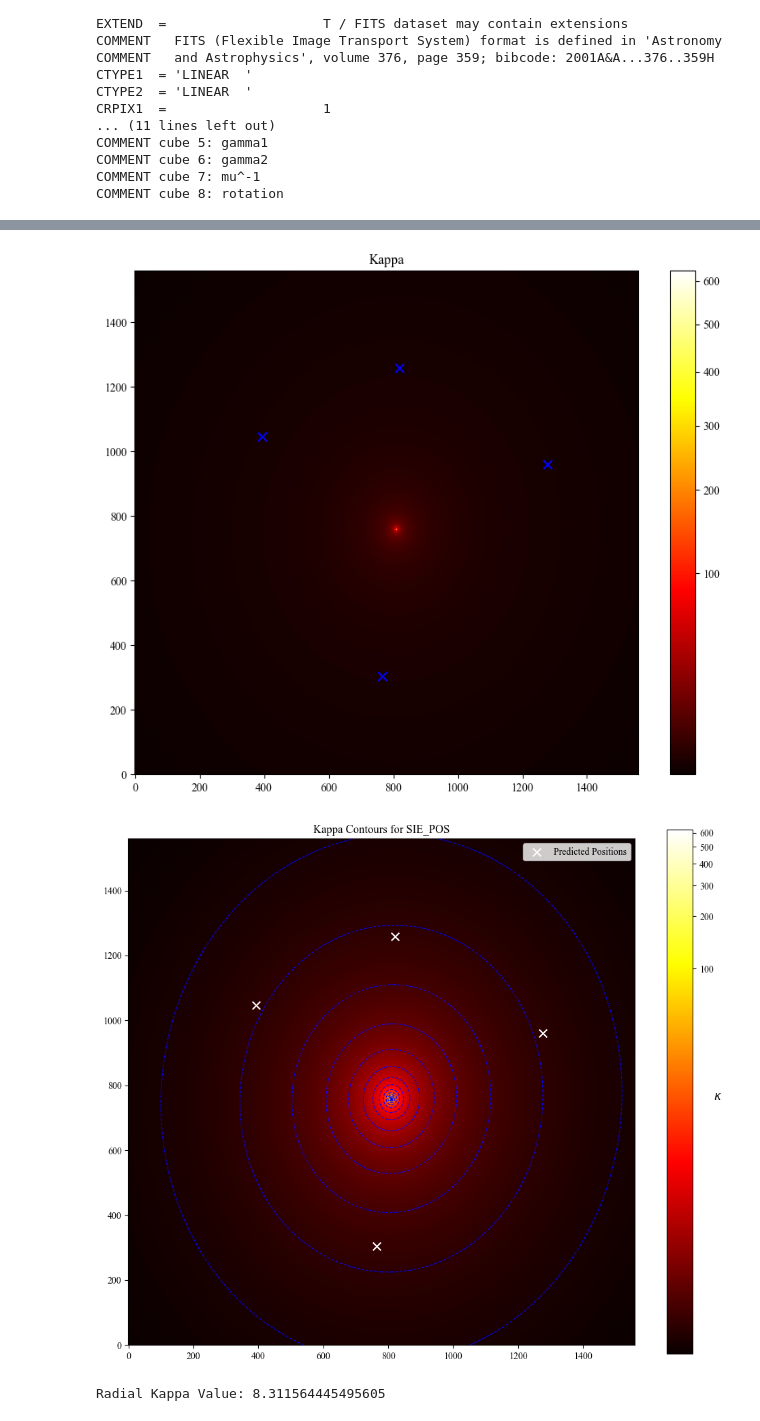
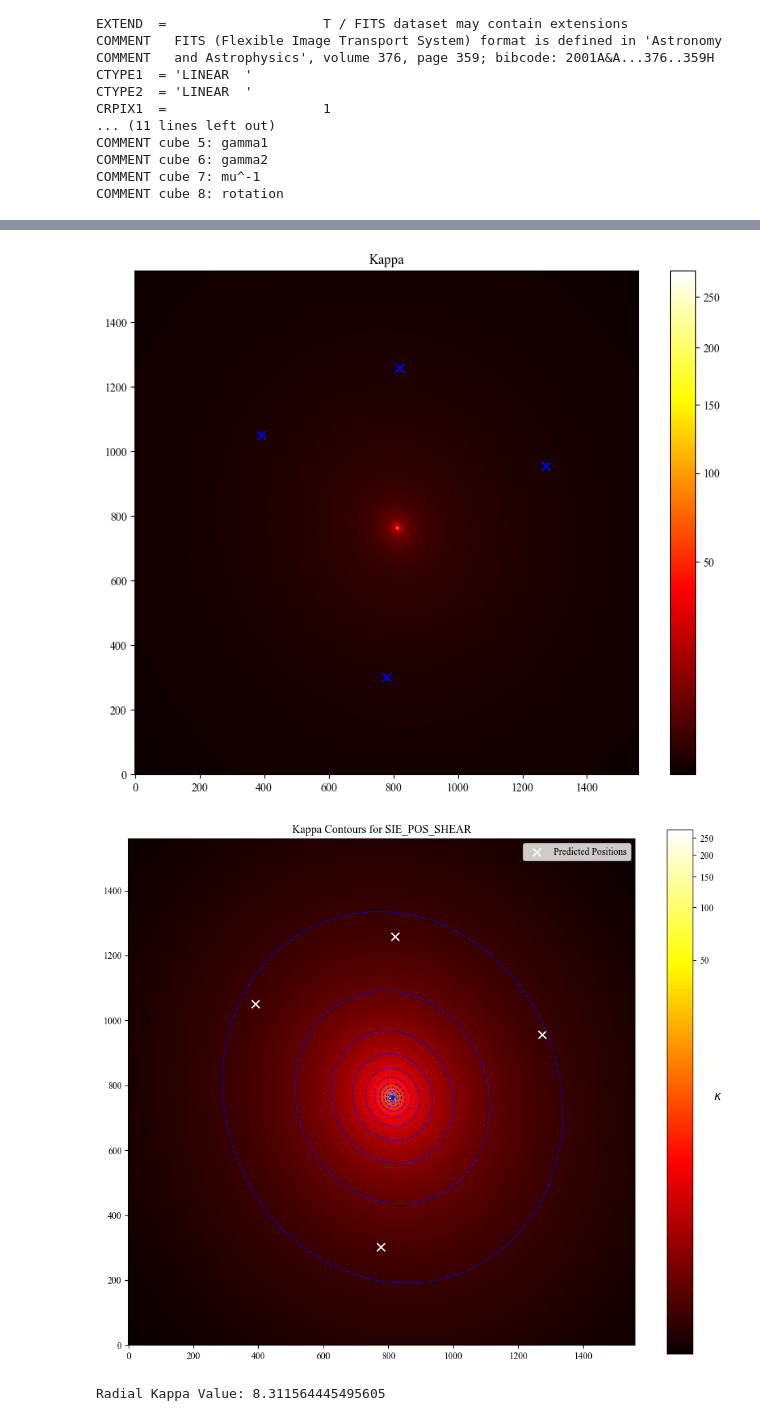
Before and after one commit to romms921/IllustrisTNG-Lens-Modelling, a Jupyter notebook: mass_profile_2.ipynb, the cells around one changed output, grey strips where cells are left out. Saved outputs shown, nothing was run; the diff lists cells and outputs as text; code cells hidden in the pictures.

```diff
--- a/mass_profile_2.ipynb
+++ b/mass_profile_2.ipynb
@@ -11,8 +11,8 @@ import re
 from astropy.io import fits
 # %%
 # Model Opening
-model_path = 'SIE'
-model_ver = 'SIE_POS'
+model_path = 'SIE+SHEAR'
+model_ver = 'SIE_POS_SHEAR'
 
 if 'POS+FLUX' in model_ver:
     constraint = 'pos_flux'
@@ -175,33 +177,34 @@ plt.scatter(pred['x_plot'], pred['y_plot'], c='blue', s=60, label='Predicted Pos
 plt.title('Kappa')
 plt.show()
 # %% [output]
-[figure, old version]
+[figure, new version]
 # %%
 norm = ImageNormalize(kappa, stretch=LogStretch())
 plt.figure(figsize=(12, 10))
 plt.imshow(kappa, cmap='hot', norm=norm)
 plt.gca().invert_yaxis()
 cbar = plt.colorbar(label=r'$\kappa$')
 cbar.set_label(r'$\kappa$', rotation=0, fontsize=12)
 
 # Logarithmic levels for better distribution
 levels = np.logspace(np.log10(kappa.min() + 1e-6), np.log10(kappa.max()), 20)  # Add a small offset to avoid log(0)
 plt.contour(
     kappa,
     levels=levels,
     colors='blue',
     linewidths=0.9,
     linestyles='dashed',
     alpha=0.9,
-    extent=[0, kappa.shape[1], 0, kappa.shape[0]]
+    extent=[0, kappa.shape[1], 0, kappa.shape[0]],
+    label='Kappa Contours'
 )
 
 plt.scatter(pred['x_plot'], pred['y_plot'], c='white', s=70, label='Predicted Positions', marker='x')
 plt.title('Kappa Contours for ' + model_ver)
 plt.legend()
 plt.show()
 # %% [output]
-[figure, old version]
+[figure, new version]
 # %%
 # Radial Kappa Plot
 def radial_kappa(kappa, center, radius):
```
Also changed, not shown: parts of 7 cells of this notebook.
